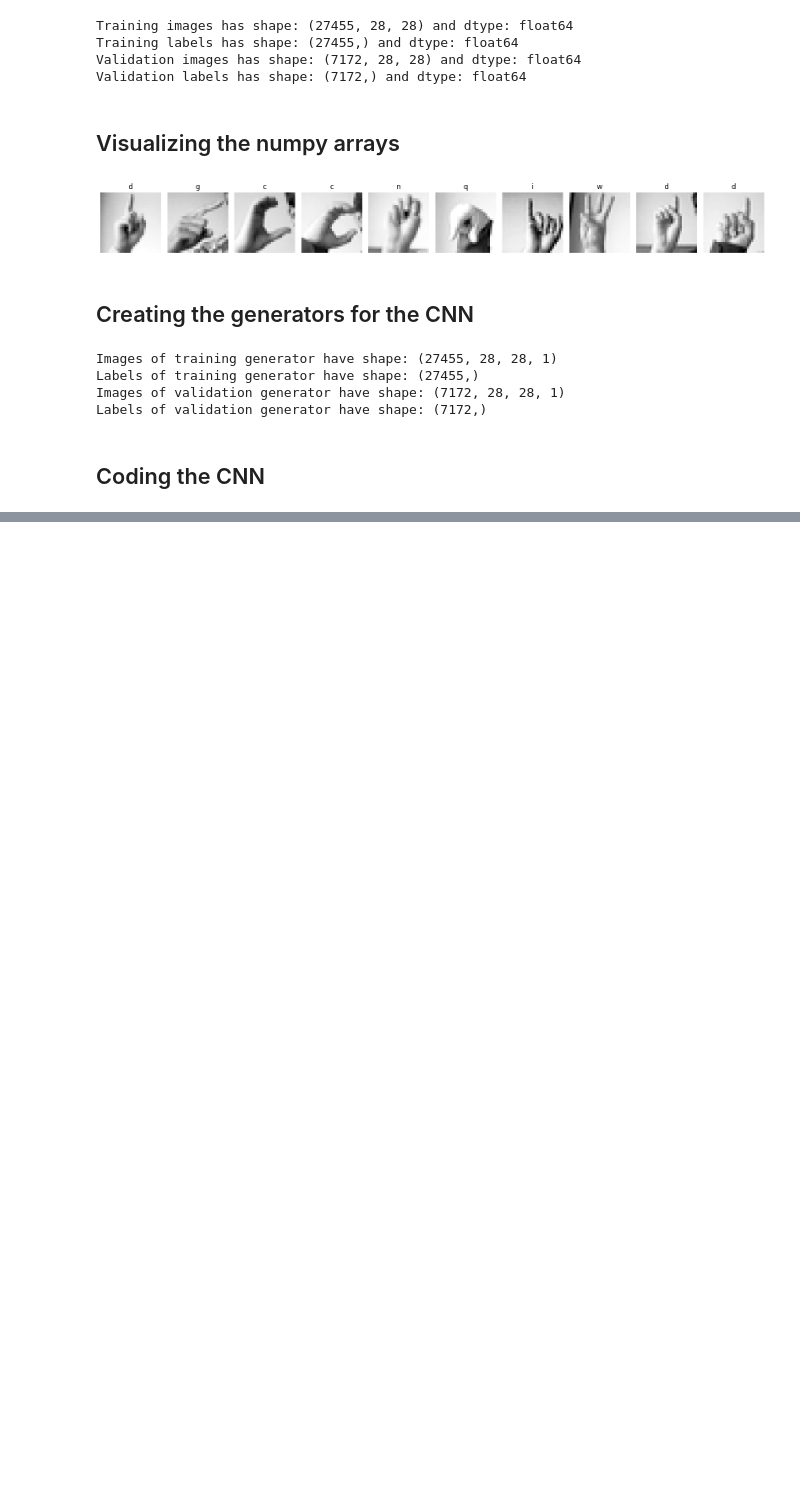
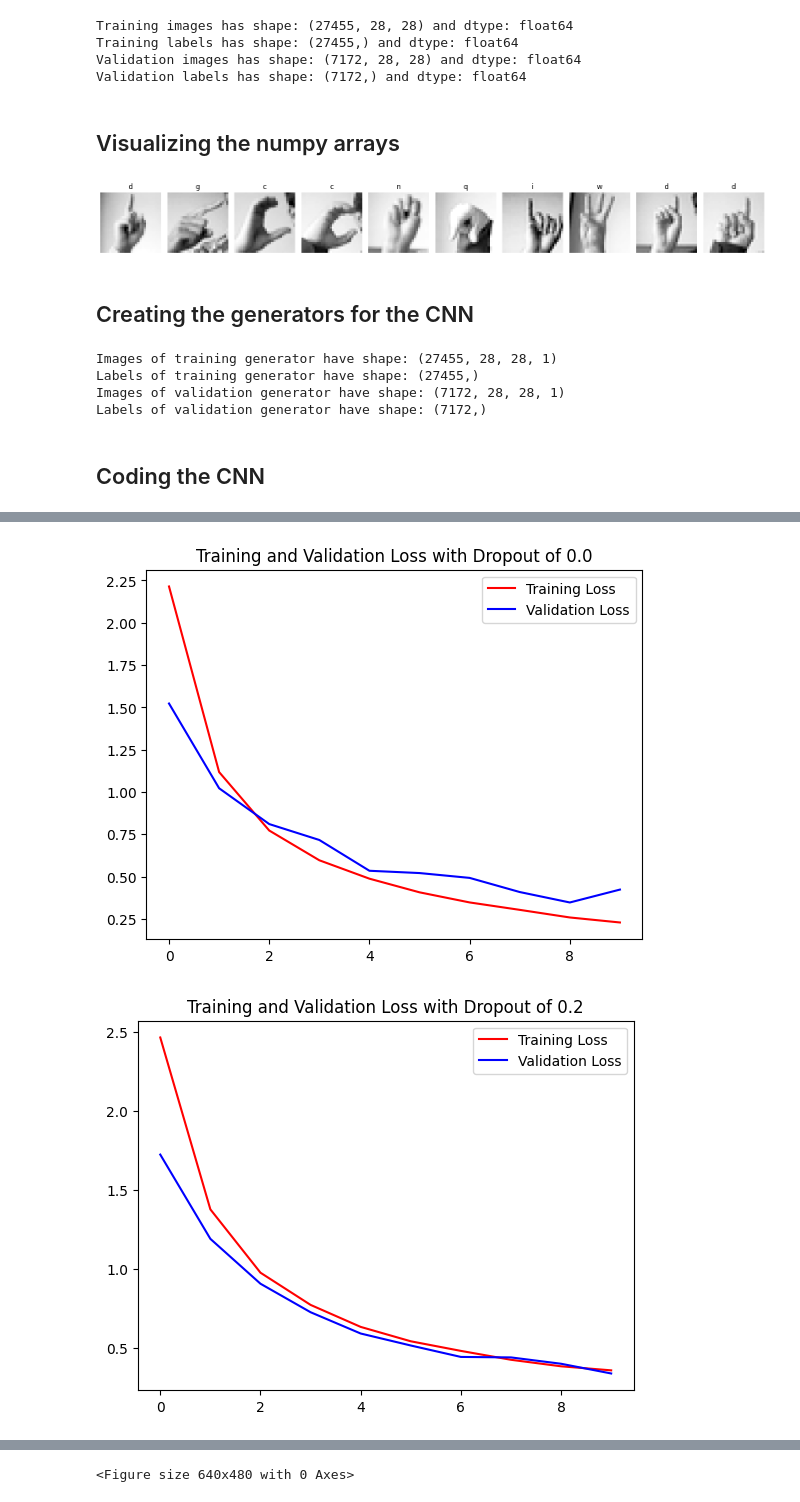
Before and after one commit to alanchiem/sign_language, a Jupyter notebook: Sign_Language_Image_Classifier.ipynb, the cells around one changed output, grey strips where cells are left out. Cells and saved outputs as stored; diff of their text form; code cells hidden in the pictures; blank space fills up the shorter version.

```diff
--- a/Sign_Language_Image_Classifier.ipynb
+++ b/Sign_Language_Image_Classifier.ipynb
@@ -251,0 +396,27 @@ plt.show()
+# %%
+def plot_loss():
+# Plot the chart for loss on both training and validation
+
+
+  for model in dropoutDict:
+    history = dropoutDict[model]
+
+    acc = history.history['accuracy']
+    val_acc = history.history['val_accuracy']
+    loss = history.history['loss']
+    val_loss = history.history['val_loss']
+
+    epochs = range(len(acc))
+
+    plt.plot(epochs, loss, 'r', label='Training Loss')
+    plt.plot(epochs, val_loss, 'b', label='Validation Loss')
+    plt.title('Training and Validation Loss with Dropout of ' + str(model))
+    plt.legend()
+    plt.figure()
+
+  plt.show()
+# %%
+plot_loss()
+# %% [output]
+[figure, added]
+[figure, added]
@@ -251,0 +425 @@ plt.show()
+<Figure size 640x480 with 0 Axes>
```
Also changed, not shown: parts of 15 cells of this notebook.
